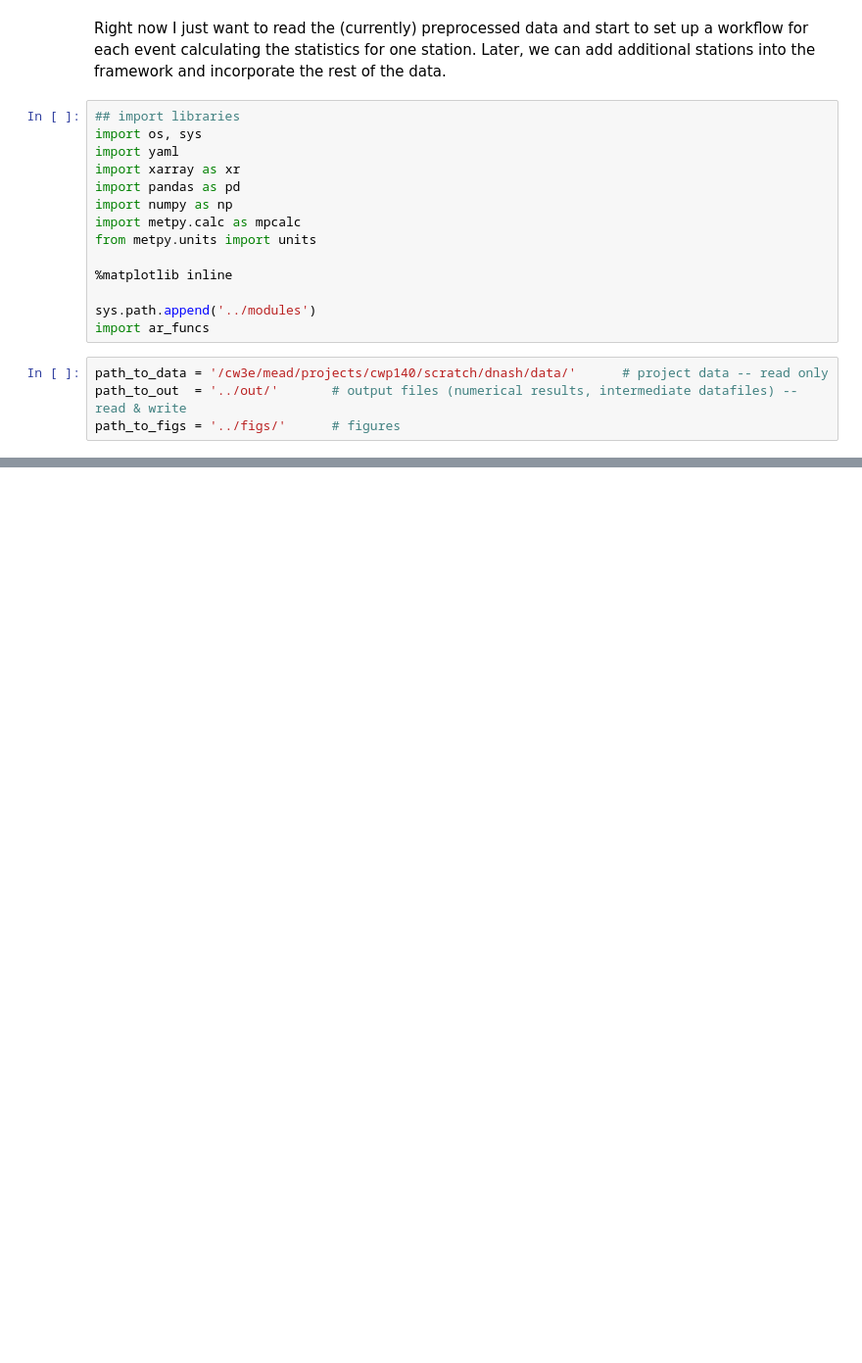
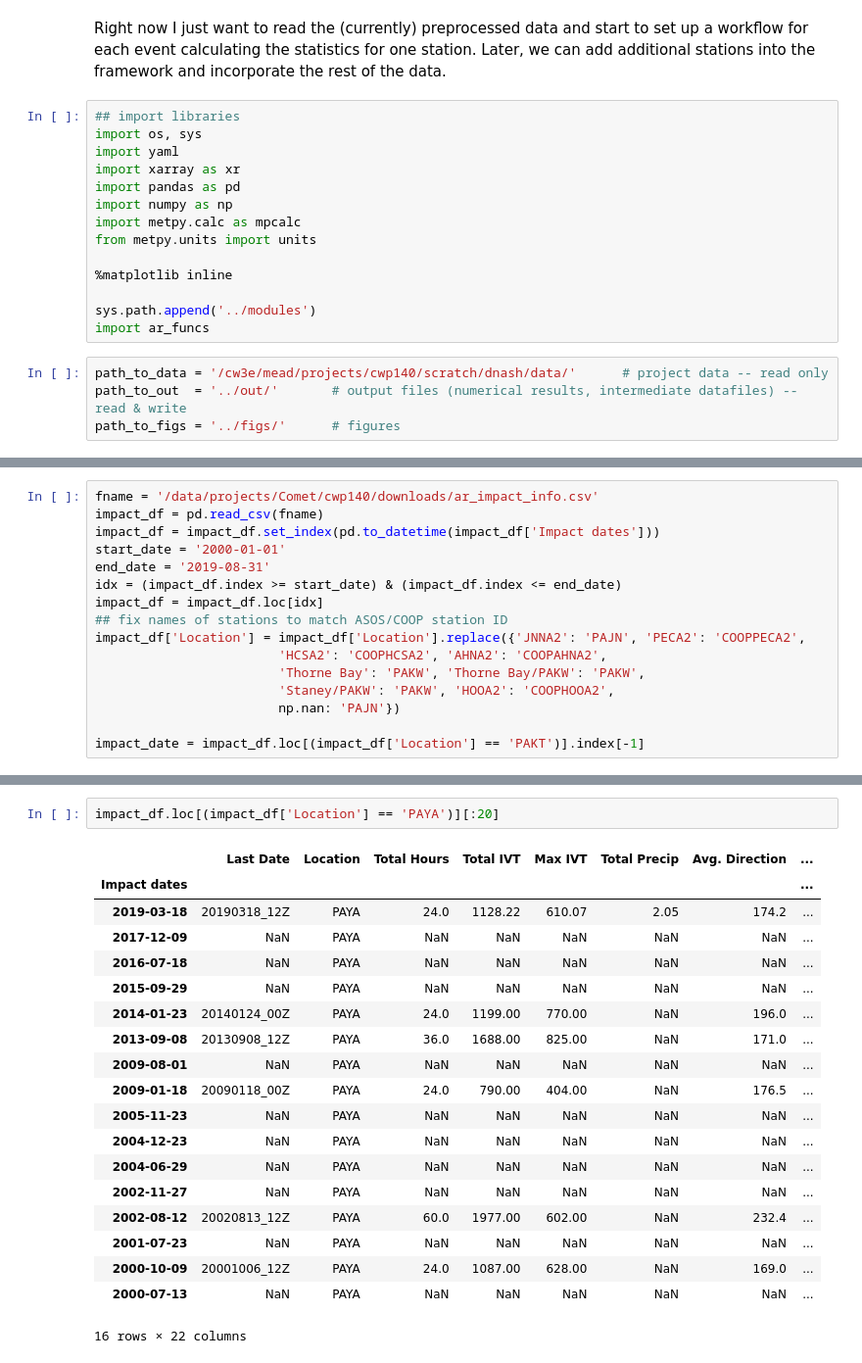
Before and after one commit to dlnash/SEAK_AR_impacts, a Jupyter notebook: analysis/preprocess_ivt_prec_freezing-level_station.ipynb, the cells around one changed output, grey strips where cells are left out. Shown: that part at 98% size. Cells and saved outputs as stored; diff of their text form; blank space fills up the shorter version.

```diff
--- a/analysis/preprocess_ivt_prec_freezing-level_station.ipynb
+++ b/analysis/preprocess_ivt_prec_freezing-level_station.ipynb
@@ -124,0 +97,16 @@ Name: 201508151811.0, dtype: object
+# %%
+fname = '/data/projects/Comet/cwp140/downloads/ar_impact_info.csv'
+impact_df = pd.read_csv(fname)
+impact_df = impact_df.set_index(pd.to_datetime(impact_df['Impact dates']))
+start_date = '2000-01-01'
+end_date = '2019-08-31'
+idx = (impact_df.index >= start_date) & (impact_df.index <= end_date)
+impact_df = impact_df.loc[idx]
+## fix names of stations to match ASOS/COOP station ID
+impact_df['Location'] = impact_df['Location'].replace({'JNNA2': 'PAJN', 'PECA2': 'COOPPECA2',
+                        'HCSA2': 'COOPHCSA2', 'AHNA2': 'COOPAHNA2',
+                        'Thorne Bay': 'PAKW', 'Thorne Bay/PAKW': 'PAKW',
+                        'Staney/PAKW': 'PAKW', 'HOOA2': 'COOPHOOA2',
+                        np.nan: 'PAJN'})
+
+impact_date = impact_df.loc[(impact_df['Location'] == 'PAKT')].index[-1]
@@ -124,0 +215,22 @@ Name: 201508151811.0, dtype: object
+# %%
+impact_df.loc[(impact_df['Location'] == 'PAYA')][:20]
+# %% [output]
+|  | Last Date | Location | Total Hours | Total IVT | Max IVT | Total Precip | Avg. Direction | ... |
+| Impact dates |  |  |  |  |  |  |  | ... |
+| 2019-03-18 | 20190318_12Z | PAYA | 24.0 | 1128.22 | 610.07 | 2.05 | 174.2 | ... |
+| 2017-12-09 | NaN | PAYA | NaN | NaN | NaN | NaN | NaN | ... |
+| 2016-07-18 | NaN | PAYA | NaN | NaN | NaN | NaN | NaN | ... |
+| 2015-09-29 | NaN | PAYA | NaN | NaN | NaN | NaN | NaN | ... |
+| 2014-01-23 | 20140124_00Z | PAYA | 24.0 | 1199.00 | 770.00 | NaN | 196.0 | ... |
+| 2013-09-08 | 20130908_12Z | PAYA | 36.0 | 1688.00 | 825.00 | NaN | 171.0 | ... |
+| 2009-08-01 | NaN | PAYA | NaN | NaN | NaN | NaN | NaN | ... |
+| 2009-01-18 | 20090118_00Z | PAYA | 24.0 | 790.00 | 404.00 | NaN | 176.5 | ... |
+| 2005-11-23 | NaN | PAYA | NaN | NaN | NaN | NaN | NaN | ... |
+| 2004-12-23 | NaN | PAYA | NaN | NaN | NaN | NaN | NaN | ... |
+| 2004-06-29 | NaN | PAYA | NaN | NaN | NaN | NaN | NaN | ... |
+| 2002-11-27 | NaN | PAYA | NaN | NaN | NaN | NaN | NaN | ... |
+| 2002-08-12 | 20020813_12Z | PAYA | 60.0 | 1977.00 | 602.00 | NaN | 232.4 | ... |
+| 2001-07-23 | NaN | PAYA | NaN | NaN | NaN | NaN | NaN | ... |
+| 2000-10-09 | 20001006_12Z | PAYA | 24.0 | 1087.00 | 628.00 | NaN | 169.0 | ... |
+| 2000-07-13 | NaN | PAYA | NaN | NaN | NaN | NaN | NaN | ... |
+16 rows × 22 columns
```
Also changed, not shown: parts of 20 cells of this notebook, 4 other files.
